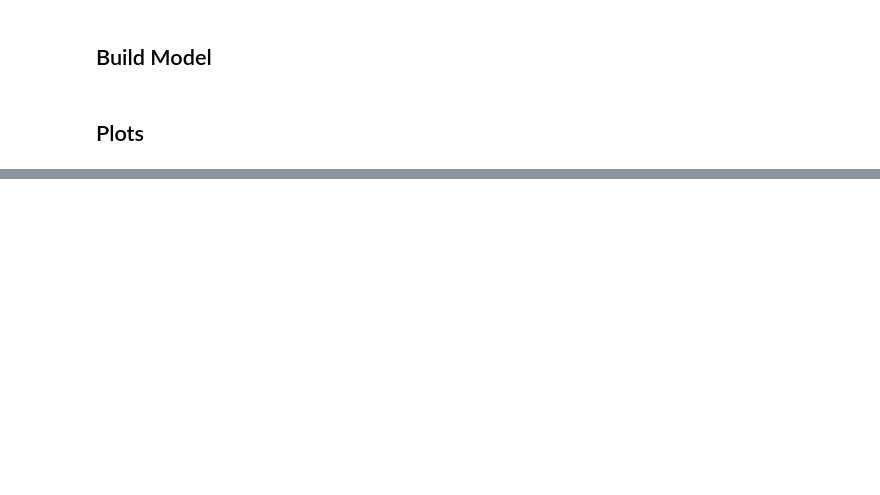
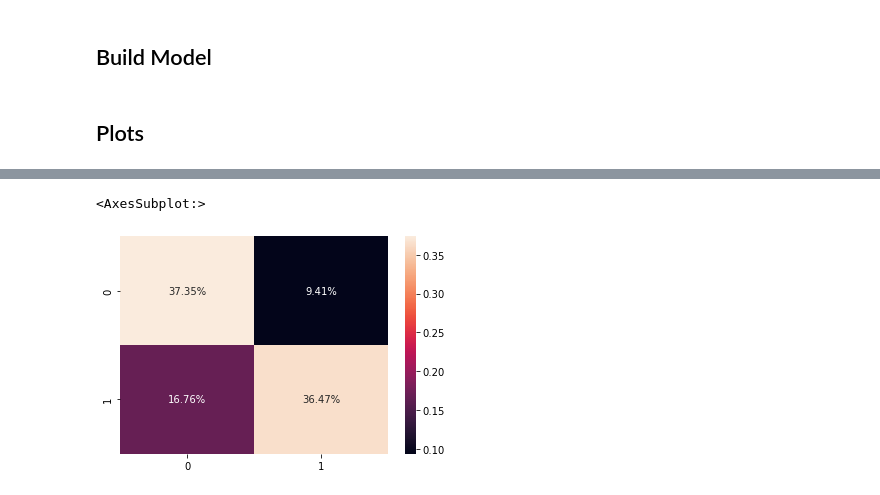
Before and after one commit to arronz99/417project, a Jupyter notebook: svc.ipynb, the cells around one changed output, grey strips where cells are left out. Cells and saved outputs as stored; diff of their text form; code cells hidden in the pictures; blank space fills up the shorter version.

```diff
--- a/svc.ipynb
+++ b/svc.ipynb
@@ -124,0 +133,7 @@ plt.show()
+# %%
+cfm = confusion_matrix(y_test, y_pred)
+
+sns.heatmap(cfm/np.sum(cfm), annot=True, fmt=".2%")
+# %% [output]
+<AxesSubplot:>
+[figure, added]
```
Also changed, not shown: parts of 7 cells of this notebook, 3 other files.
